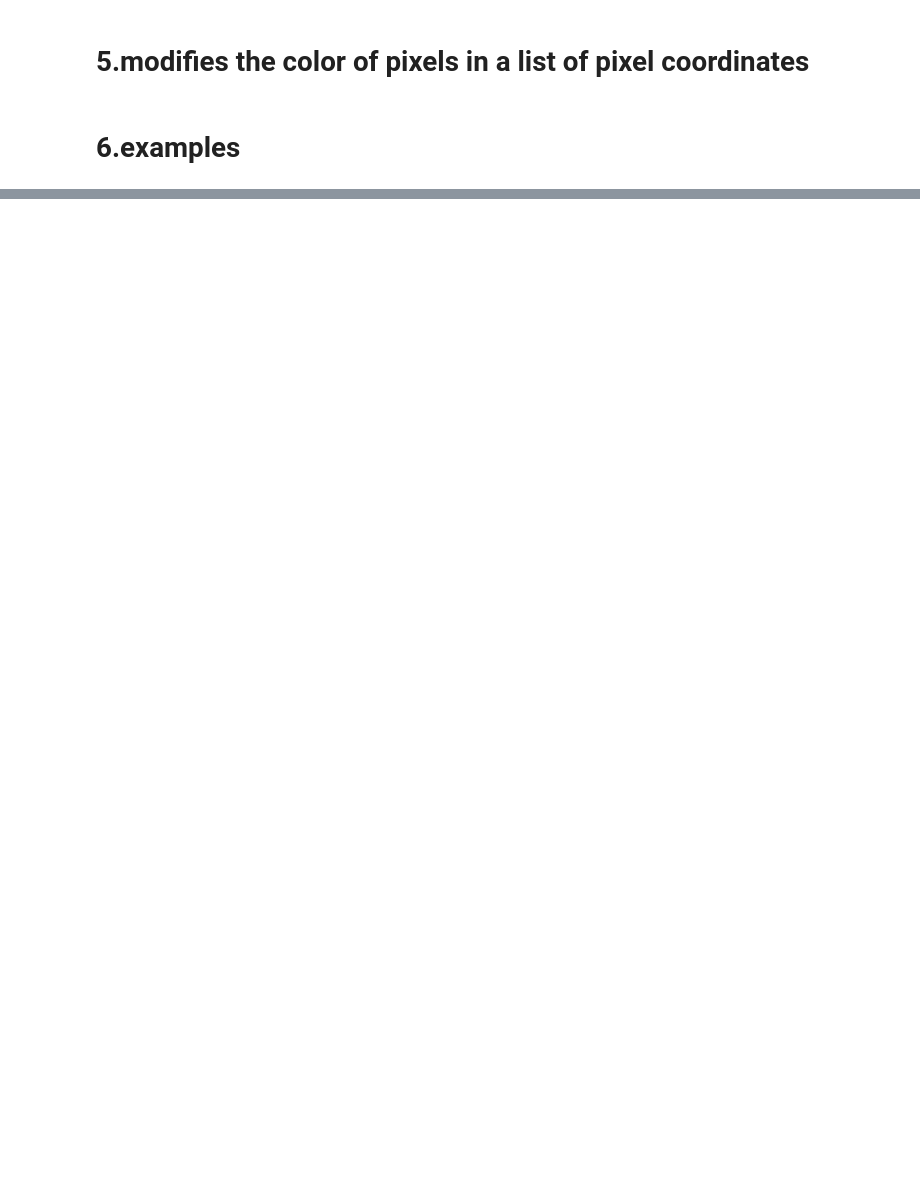
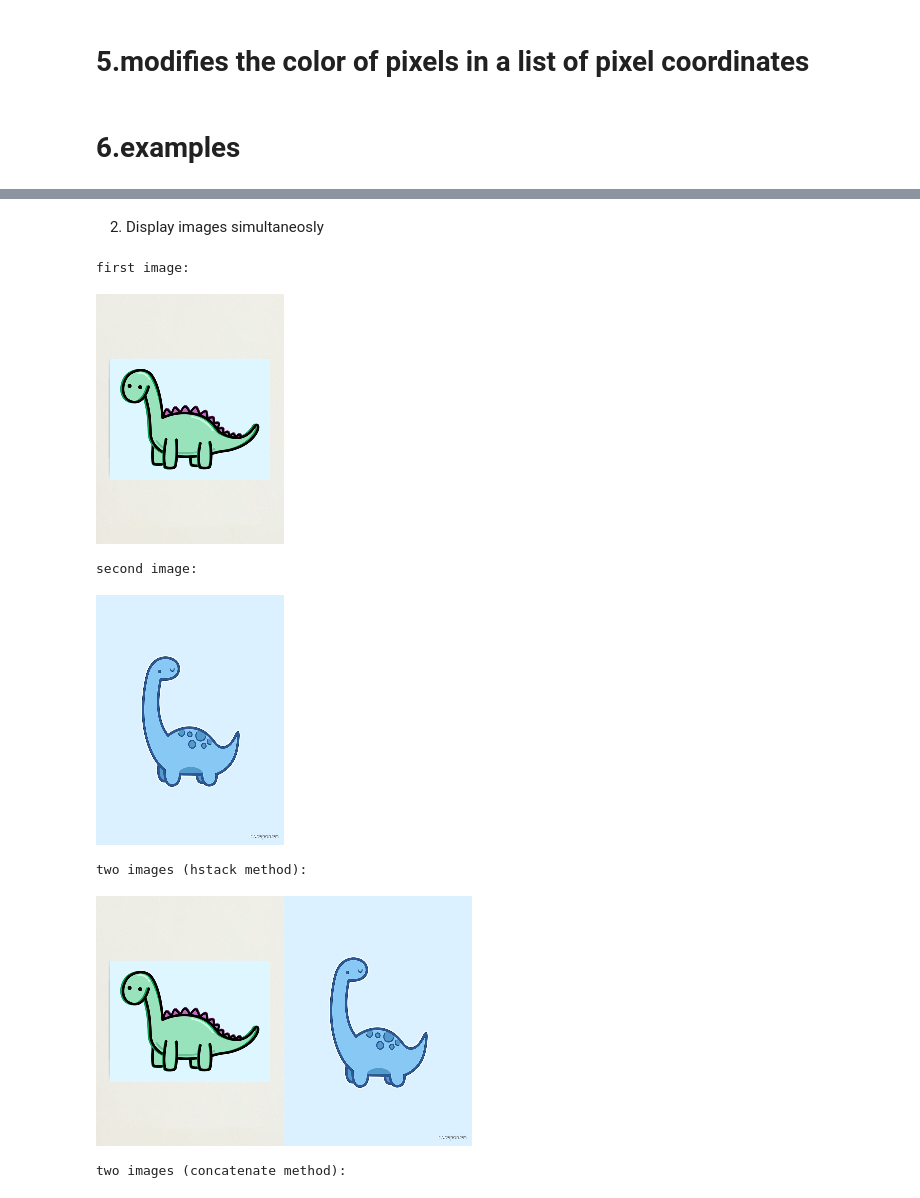
Before and after one commit to RoseSarlake/Computer-Vision, a Jupyter notebook: CV_Assignment0.ipynb, the cells around one changed output, grey strips where cells are left out. Drawn from its saved outputs; the diff is of its cells as text; code cells hidden in the pictures; blank space fills up the shorter version.

```diff
--- a/CV_Assignment0.ipynb
+++ b/CV_Assignment0.ipynb
@@ -87,0 +124,21 @@ cv2_imshow(img)
+# %%
+def displayMI(img1,img2):
+#Resize the first image to 1/4 of original image size
+  re_img1 = cv2.resize(img1, (0, 0), None, .25, .25)
+#Resize the second image to have the same size with the first one
+  re_img2 = cv2.resize(img2, (re_img1.shape[1], re_img1.shape[0]), None, .25, .25)
+# Two ways to display：
+  #Stack arrays in sequence horizontally
+  dis_hstack = np.hstack((re_img1, re_img2))
+#Join a sequence of arrays along an existing axis.
+  #axis = 0  vertically, axis = 1 horizontally
+  dis_concat = np.concatenate((re_img1, re_img2),axis=0)
+# Display image1, image2, and show two images simutaneosly
+  print("first image:")
+  cv2_imshow(re_img1)
+  print("second image:")
+  cv2_imshow(re_img2)
+  print("two images (hstack method):")
+  cv2_imshow(dis_hstack)
+  print("two images (concatenate method):")
+  cv2_imshow(dis_concat)
@@ -93,0 +252,15 @@ cv2_imshow(img)
+# %% [markdown]
+2) Display images simultaneosly
+# %%
+# 3 channals
+my_image_1 = cv2.imread("/content/drive/MyDrive/Colab/CV/images/dinog.jpg")
+my_image_2 = cv2.imread("/content/drive/MyDrive/Colab/CV/images/dinob.jpg")
+displayMI(my_image_1,my_image_2)
+# %% [output]
+first image:
+[figure, added]
+second image:
+[figure, added]
+two images (hstack method):
+[figure, added]
+two images (concatenate method):
```
Also changed, not shown: parts of 23 cells of this notebook.
